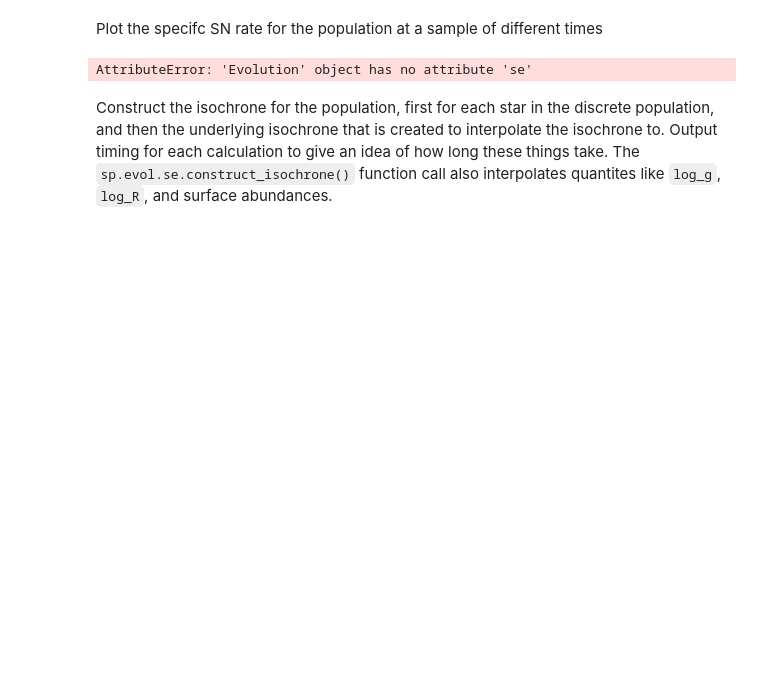
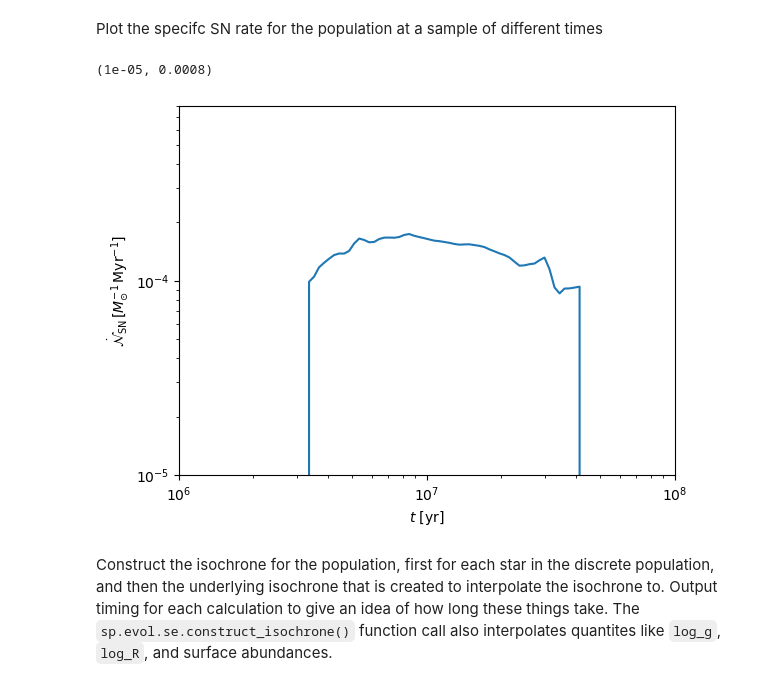
Before and after one commit to arsenal-popsynth/arsenal_gear, a Jupyter notebook: paper_plots.ipynb, the cells around one changed output. Drawn from its saved outputs; the diff is of its cells as text; code cells hidden in the pictures; blank space fills up the shorter version.

```diff
--- a/paper_plots.ipynb
+++ b/paper_plots.ipynb
@@ -48,15 +41,16 @@ plt.legend()
 Plot the specifc SN rate for the population at a sample of different times
 # %%
 tlin = np.logspace(6,8,100)*u.yr
-plt.plot(tlin, sp.ndotsn(tlin)/sp.form.Mtot.to(u.Msun), label="Cumulative SNe")
+plt.plot(tlin, sp.ndotsn(tlin)/sp.form.Mtot.to(u.Msun), label="Specific SNe Rate")
 plt.xscale("log")
 plt.yscale("log")
 plt.xlabel(r"$t$ [yr]")
 plt.ylabel(r"$\dot{\mathcal{N}}_{\rm SN} \, [M_{\odot}^{-1}\, {\rm Myr}^{-1}]$")
 plt.xlim(1e6,1e8)
 plt.ylim(1e-5,8e-4)
 # %% [output]
-AttributeError: 'Evolution' object has no attribute 'se'
+(1e-05, 0.0008)
+[figure, added]
 # %% [markdown]
 Construct the isochrone for the population, first for each star in the discrete population, and then the underlying isochrone that is created to interpolate the isochrone to. Output timing for each calculation to give an idea of how long these things take. The `sp.evol.se.construct_isochrone()` function call also interpolates quantites like `log_g`, `log_R`, and surface abundances.
 # %%
```
Also changed, not shown: parts of 7 cells of this notebook.
